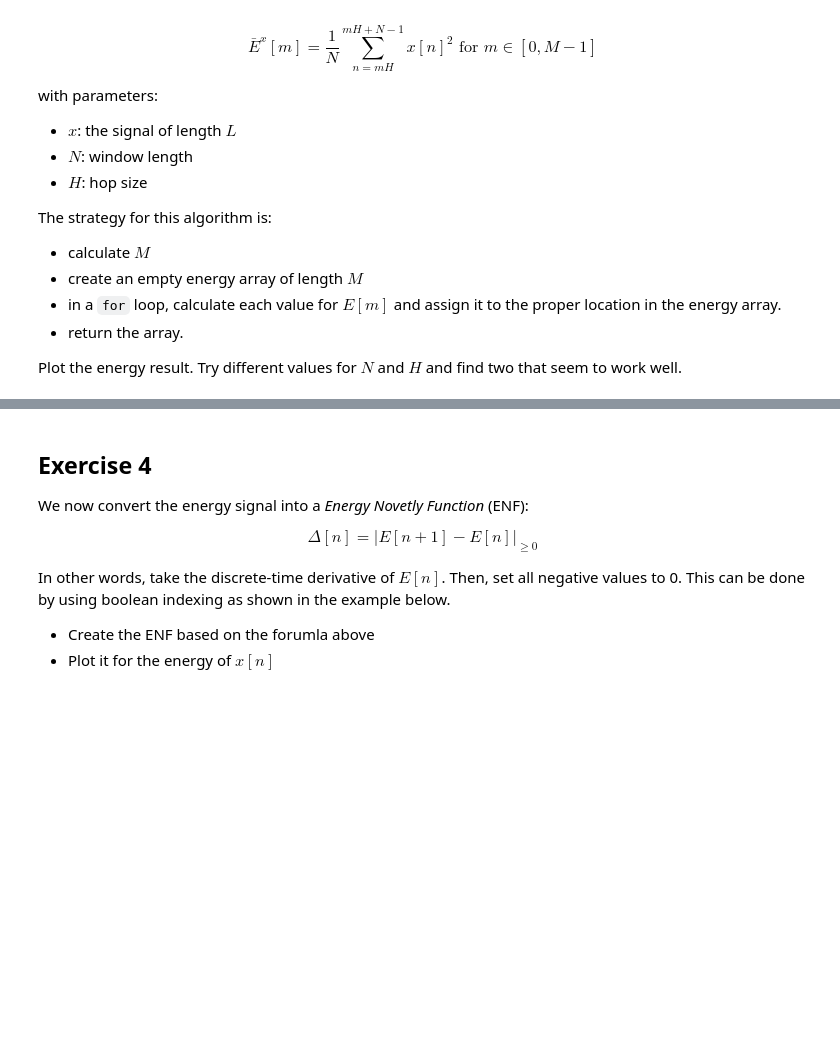
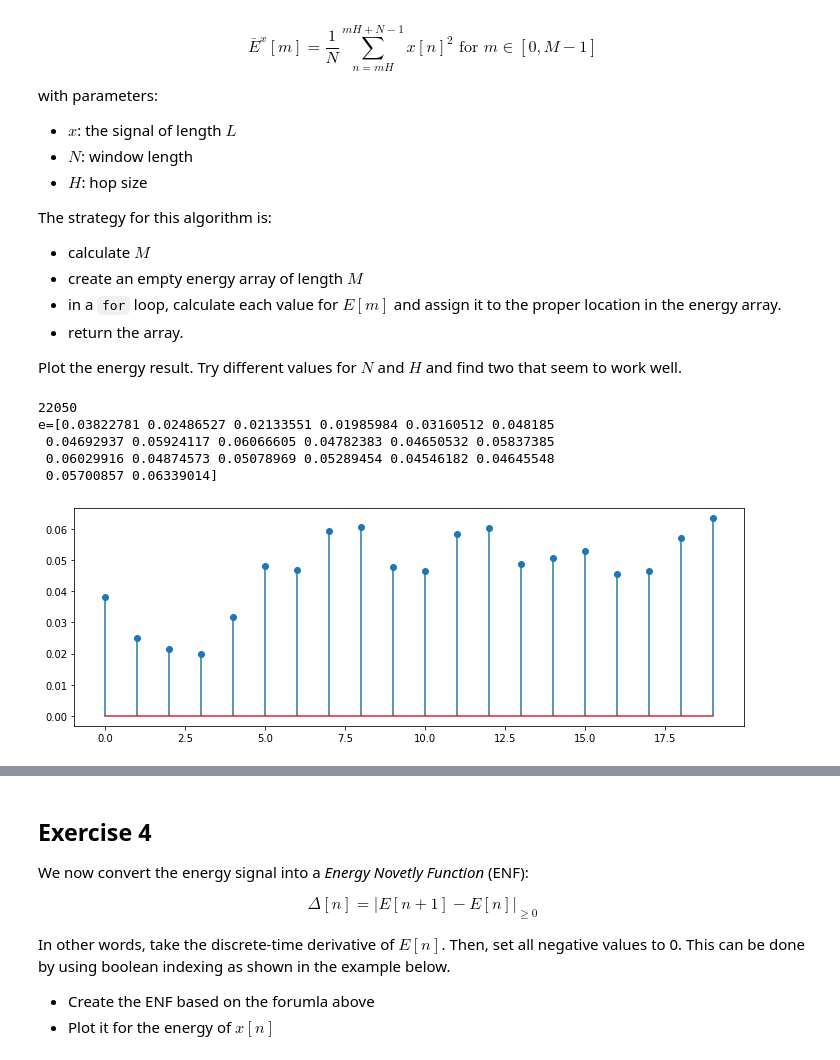
Before and after one commit to jmftrindade/digital_music_processing, a Jupyter notebook: 2_classifier/lab2.ipynb, the cells around one changed output, grey strips where cells are left out. Cells and saved outputs as stored; diff of their text form; code cells hidden in the pictures; blank space fills up the shorter version.

```diff
--- a/2_classifier/lab2.ipynb
+++ b/2_classifier/lab2.ipynb
@@ -63,0 +95,13 @@ $$ E = \sum_{n=0}^{N-1} x[n]^2 $$
+# %%
+x = fmp.load_wav("clip.wav")
+
+def total_energy(x):
+    # could use the dot product instead: time it to see which is faster!
+    return np.sum(x**2)
+
+def avg_energy(x):
+    return total_energy(x)/len(x)
+
+t = total_energy(x)
+print(f'total energy={t}')
+print(f'avg energy={avg_energy(x)}')
@@ -89,2 +135,29 @@ def calc_energy_feature(x, win_len, hop_size):
+# %%
+def calc_energy_feature(x, win_len, hop_size):
+    M = int(np.ceil(len(x) / hop_size))
+    m = np.zeros(M)
+    for i in range(M):
+        w = x[i*hop_size:i*hop_size+win_len]
+        m[i] = avg_energy(w)
+    return m
+
+w_len = int(len(x) / 10)
+h_len = int(w_len / 2)
+print(w_len)
+e = calc_energy_feature(x, w_len, h_len)
+print(f'e={e}')
+
+#plt.stem(x)
+#plt.show()
+
+plt.stem(e)
+plt.show()
+# %% [output]
+22050
+e=[0.03822781 0.02486527 0.02133551 0.01985984 0.03160512 0.048185
+ 0.04692937 0.05924117 0.06066605 0.04782383 0.04650532 0.05837385
+ 0.06029916 0.04874573 0.05078969 0.05289454 0.04546182 0.04645548
+ 0.05700857 0.06339014]
+[figure, added]
 # %%
 connect_to_queue()
```
Also changed, not shown: parts of 16 cells of this notebook.
